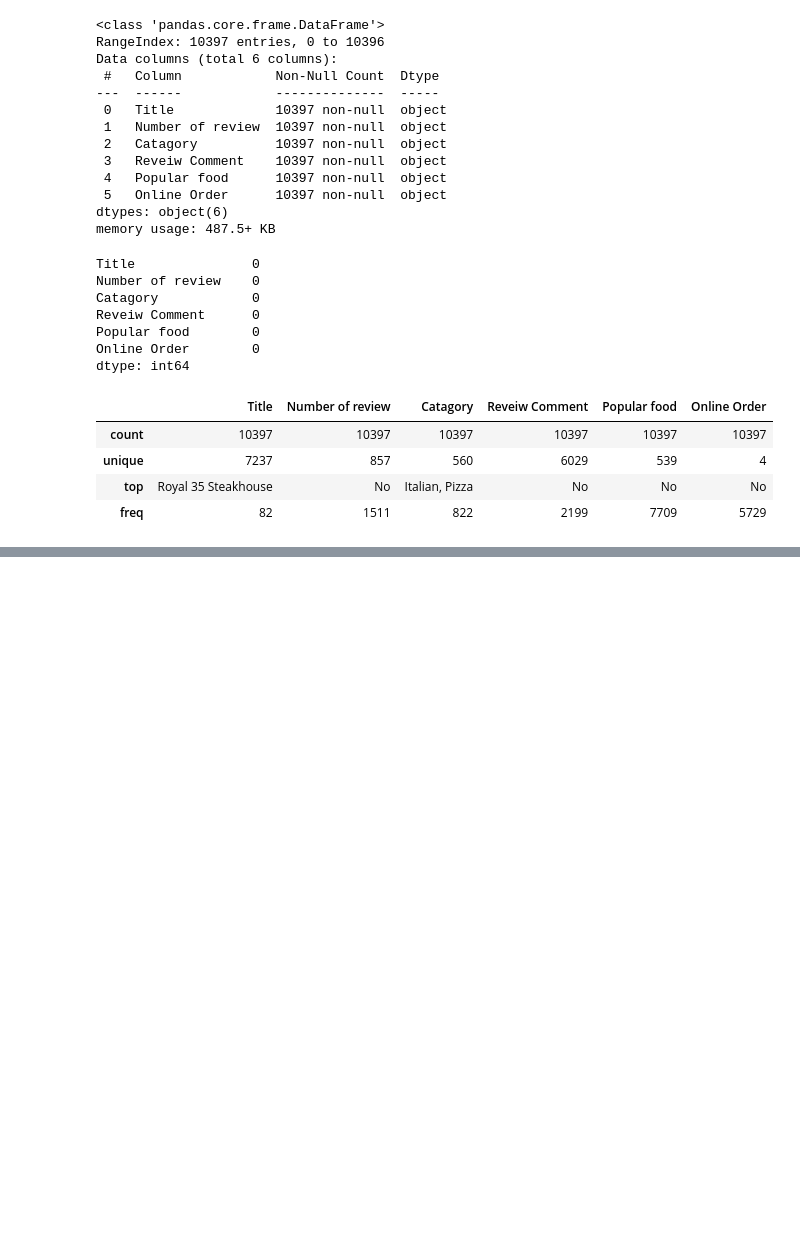
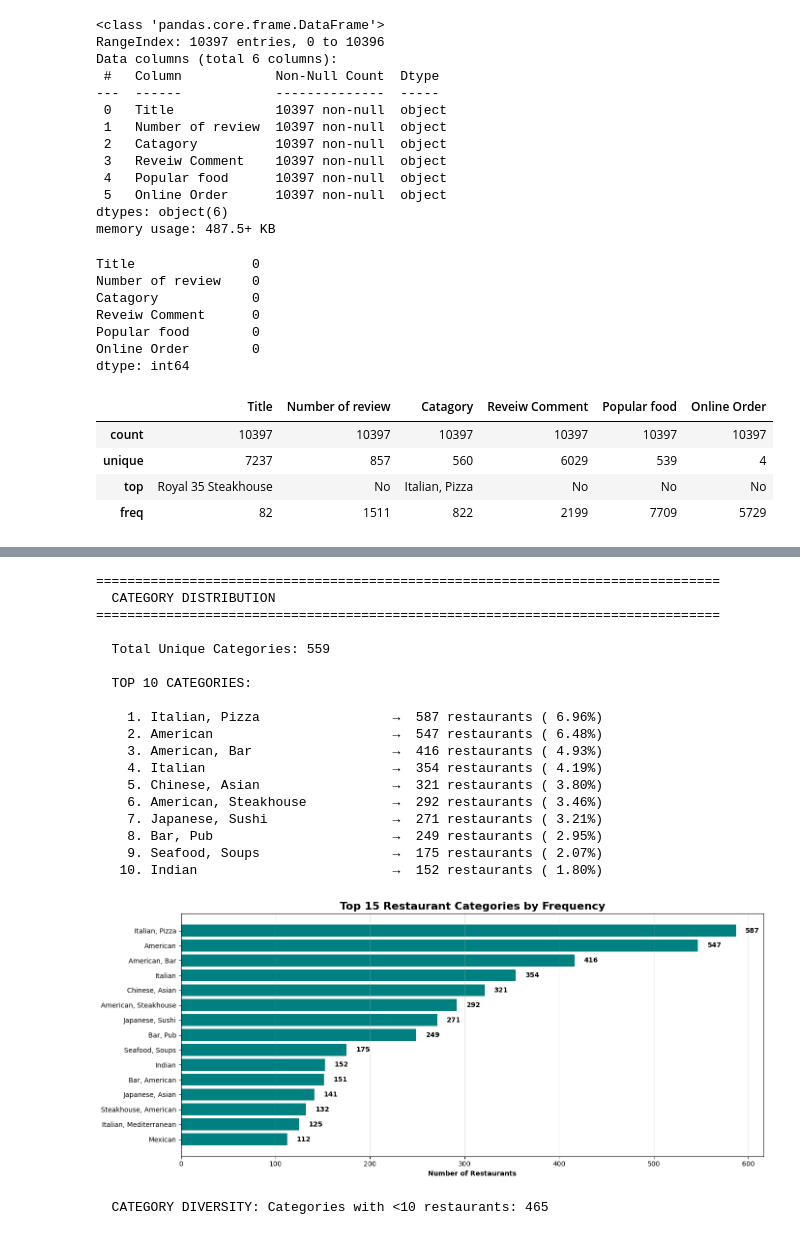
Before and after one commit to emergingsana123/UrbanUmami-An-End-to-End-NLP-Pipeline-for-NYC-Restaurant-Feedback, a Jupyter notebook: app.ipynb, the cells around one changed output, grey strips where cells are left out. Cells and saved outputs as stored; diff of their text form; code cells hidden in the pictures; blank space fills up the shorter version.

```diff
--- a/app.ipynb
+++ b/app.ipynb
@@ -137,0 +325,53 @@ data['Number of review'] = data['Number of review'].astype(int)
+# %%
+# Category distribution and analysis
+print("="*80)
+print("  CATEGORY DISTRIBUTION")
+print("="*80)
+
+print(f"\n  Total Unique Categories: {data['Category'].nunique()}")
+
+category_counts = data['Category'].value_counts()
+print(f"\n  TOP 10 CATEGORIES:\n")
+for idx, (cat, count) in enumerate(category_counts.head(10).items(), 1):
+    pct = (count / len(data)) * 100
+    print(f"   {idx:2d}. {cat:30s} → {count:4d} restaurants ({pct:5.2f}%)")
+
+# Visualize top 15 categories
+plt.figure(figsize=(14, 6))
+top_categories = category_counts.head(15)
+bars = plt.barh(range(len(top_categories)), top_categories.values, color='teal')
+plt.yticks(range(len(top_categories)), top_categories.index)
+plt.xlabel('Number of Restaurants', fontweight='bold')
+plt.title('Top 15 Restaurant Categories by Frequency', fontsize=16, fontweight='bold')
+plt.grid(axis='x', alpha=0.3)
+
+# Add value labels on bars
+for i, (cat, val) in enumerate(top_categories.items()):
+    plt.text(val + 10, i, f'{val}', va='center', fontweight='bold')
+
+plt.gca().invert_yaxis()
+plt.tight_layout()
+plt.show()
+
+print(f"\n  CATEGORY DIVERSITY: Categories with <10 restaurants: {(category_counts < 10).sum()}")
+# %% [output]
+================================================================================
+  CATEGORY DISTRIBUTION
+================================================================================
+
+  Total Unique Categories: 559
+
+  TOP 10 CATEGORIES:
+
+    1. Italian, Pizza                 →  587 restaurants ( 6.96%)
+    2. American                       →  547 restaurants ( 6.48%)
+    3. American, Bar                  →  416 restaurants ( 4.93%)
+    4. Italian                        →  354 restaurants ( 4.19%)
+    5. Chinese, Asian                 →  321 restaurants ( 3.80%)
+    6. American, Steakhouse           →  292 restaurants ( 3.46%)
+    7. Japanese, Sushi                →  271 restaurants ( 3.21%)
+    8. Bar, Pub                       →  249 restaurants ( 2.95%)
+    9. Seafood, Soups                 →  175 restaurants ( 2.07%)
+   10. Indian                         →  152 restaurants ( 1.80%)
+[figure, added]
+  CATEGORY DIVERSITY: Categories with <10 restaurants: 465
```
Also changed, not shown: parts of 39 cells of this notebook, 3 other files.
